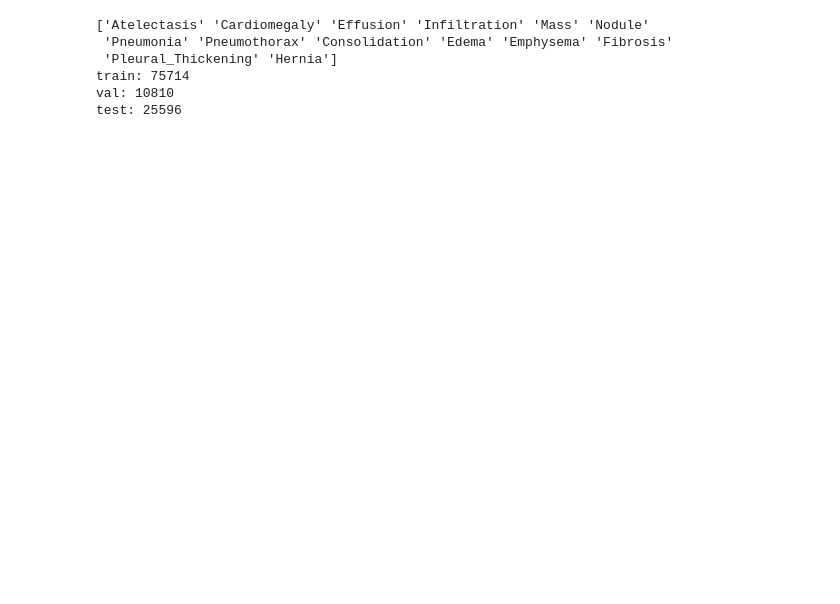
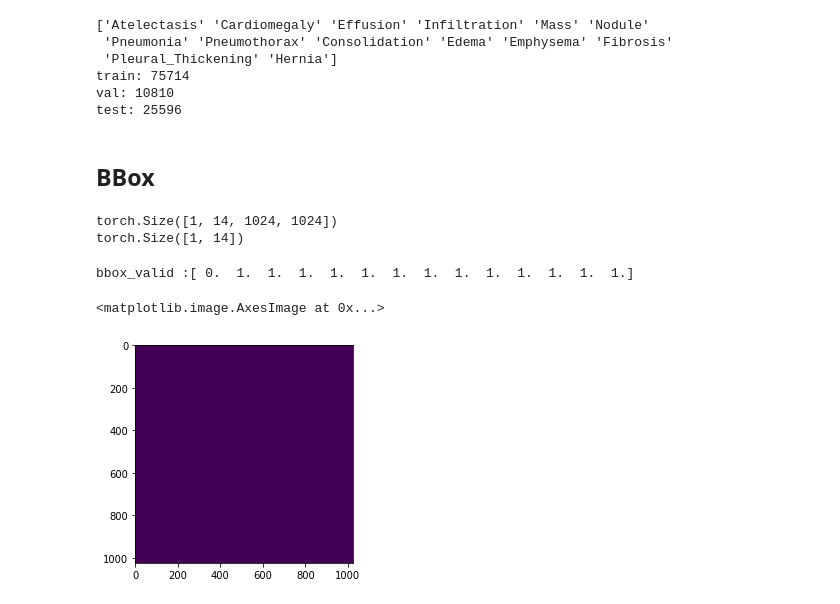
Before and after one commit to TRKuan/cxr8, a Jupyter notebook: Dataset.ipynb, the cells around one changed output. Drawn from its saved outputs; the diff is of its cells as text; code cells hidden in the pictures; blank space fills up the shorter version.

```diff
--- a/Dataset.ipynb
+++ b/Dataset.ipynb
@@ -102,3 +105,25 @@ for x in ['train', 'val', 'test']:
 train: 75714
 val: 10810
 test: 25596
+# %% [markdown]
+## BBox
+# %%
+trans = transforms.Compose([
+    transforms.ToTensor(),
+    transforms.Normalize([0.50576189, 0.50576189, 0.50576189], [1., 1., 1.])
+])
+dataset_bbox_only = CXRDataset_BBox_only('dataset', transform=trans)
+dataloader_bbox_only = DataLoader(dataset_bbox_only, batch_size=1, shuffle=True, num_workers=4)
+images, labels, names, bboxes, bbox_valids = next(iter(dataloader_bbox_only))
+print(bboxes.shape)
+print(bbox_valids.shape)
+# %% [output]
+torch.Size([1, 14, 1024, 1024])
+torch.Size([1, 14])
+# %%
+print('bbox_valid :'+str(bbox_valids[0].numpy()))
+plt.imshow(bboxes[0][0])
+# %% [output]
+bbox_valid :[ 0.  1.  1.  1.  1.  1.  1.  1.  1.  1.  1.  1.  1.  1.]
+<matplotlib.image.AxesImage at 0x...>
+[figure, added]
```
Also changed, not shown: parts of 12 cells of this notebook, 1 other file.
